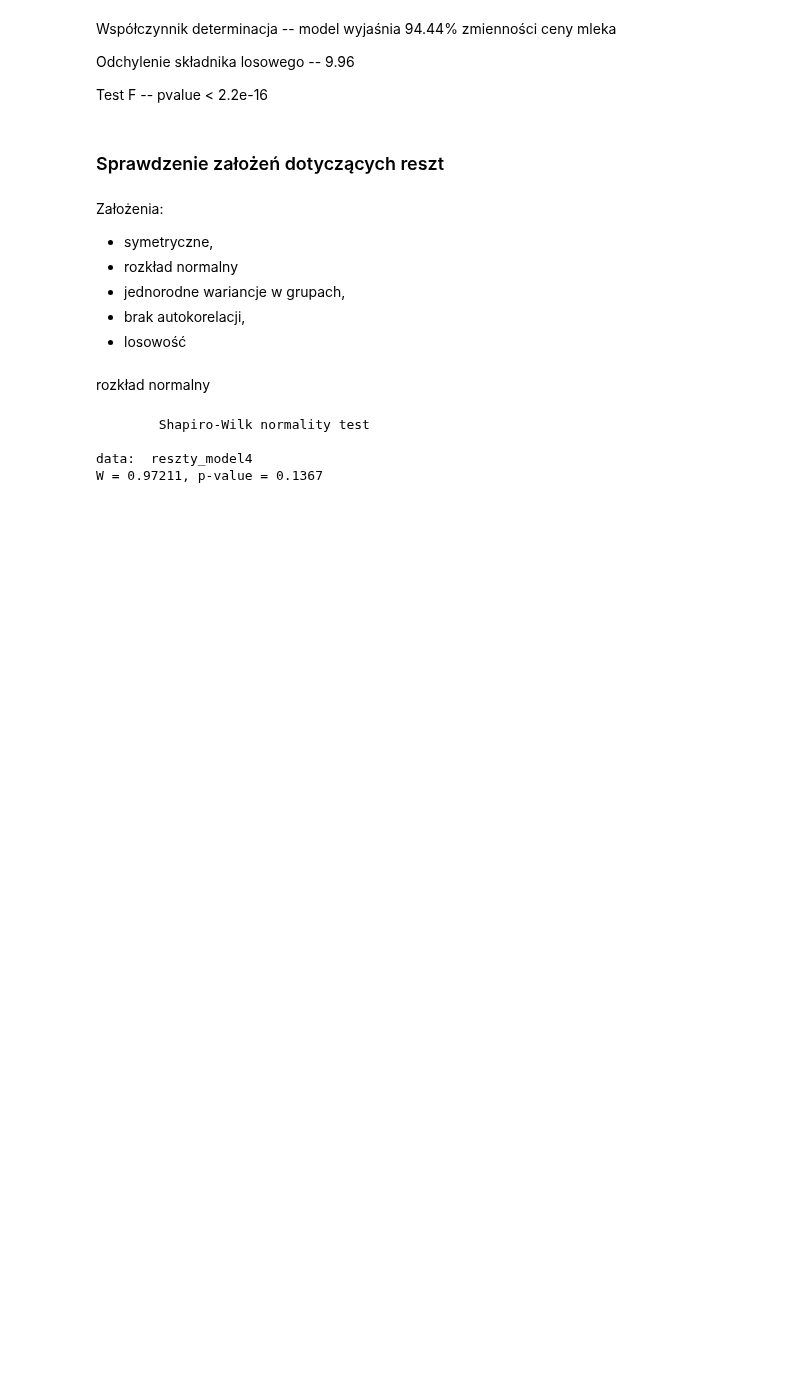
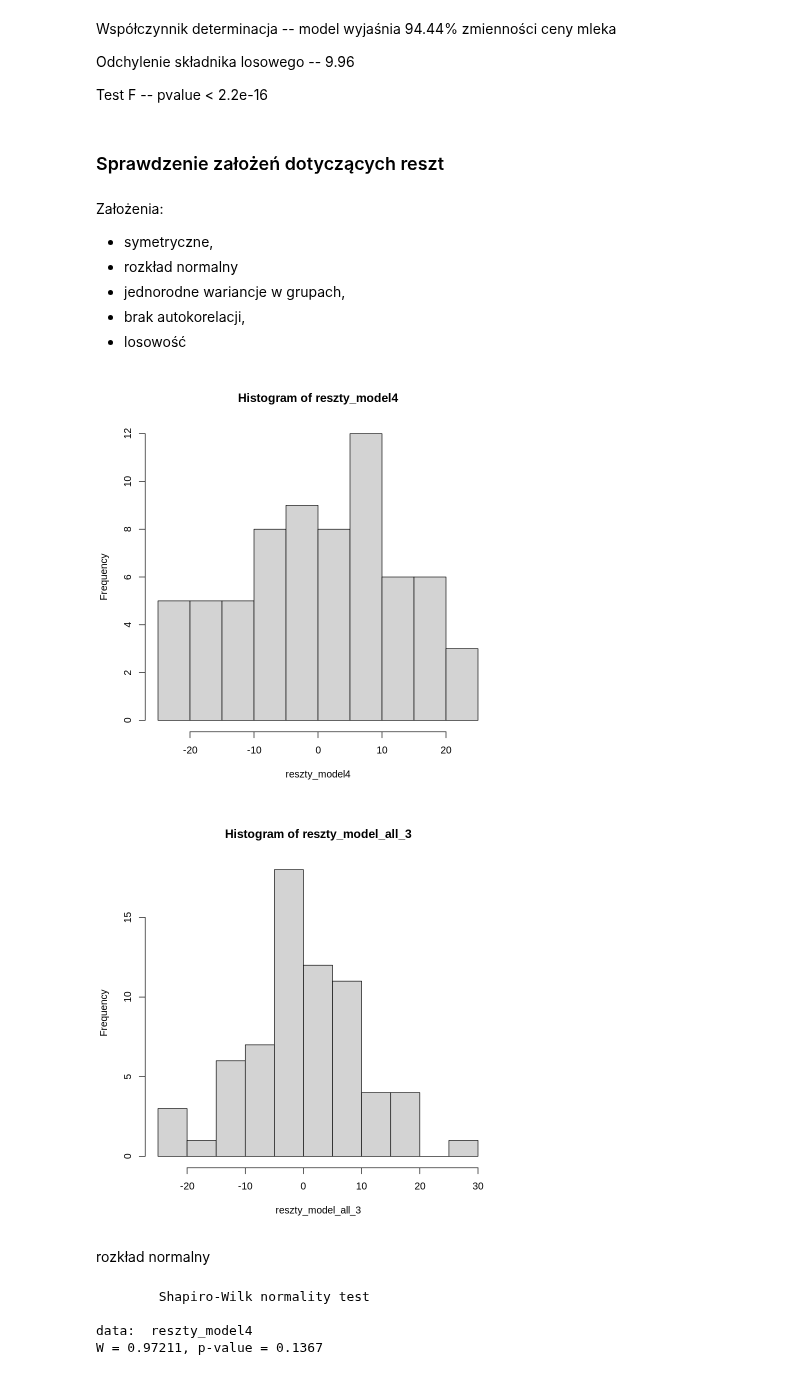
Before and after one commit to plo17/econometric_model, a Jupyter notebook: model_ekonometryczny.ipynb, the cells around one changed output. Drawn from its saved outputs; the diff is of its cells as text; code cells hidden in the pictures; blank space fills up the shorter version.

```diff
--- a/model_ekonometryczny.ipynb
+++ b/model_ekonometryczny.ipynb
@@ -434,6 +459,12 @@ Założenia:
 # %%
 reszty_model4 = model4$residuals
 reszty_model_all_3 = model_all_3$residuals
+# %%
+hist(reszty_model4)
+hist(reszty_model_all_3)
+# %% [output]
+[figure, added]
+[figure, added]
 # %% [markdown]
 rozkład normalny
 # %%
```
Also changed, not shown: parts of 31 cells of this notebook.
